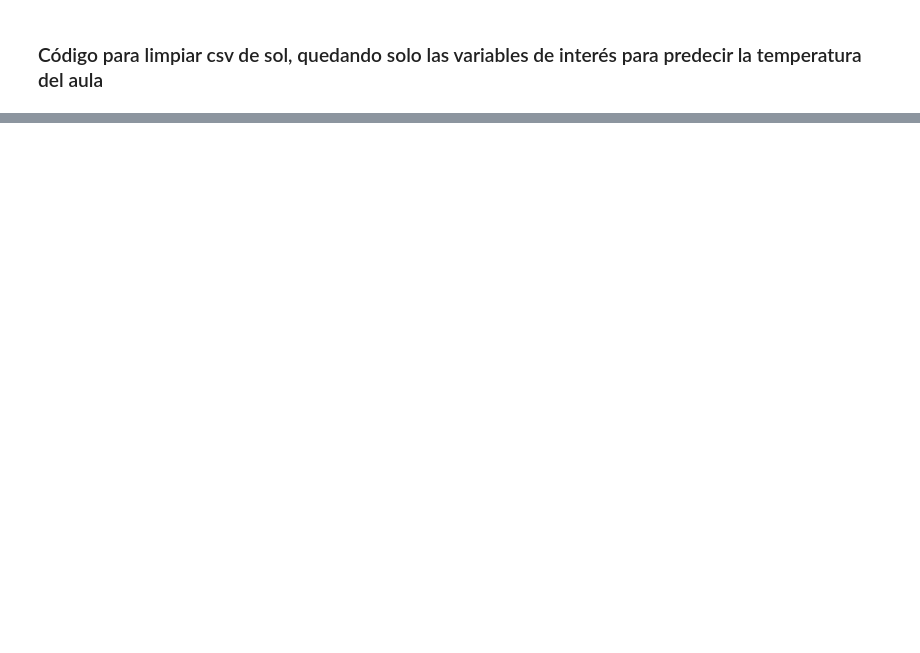
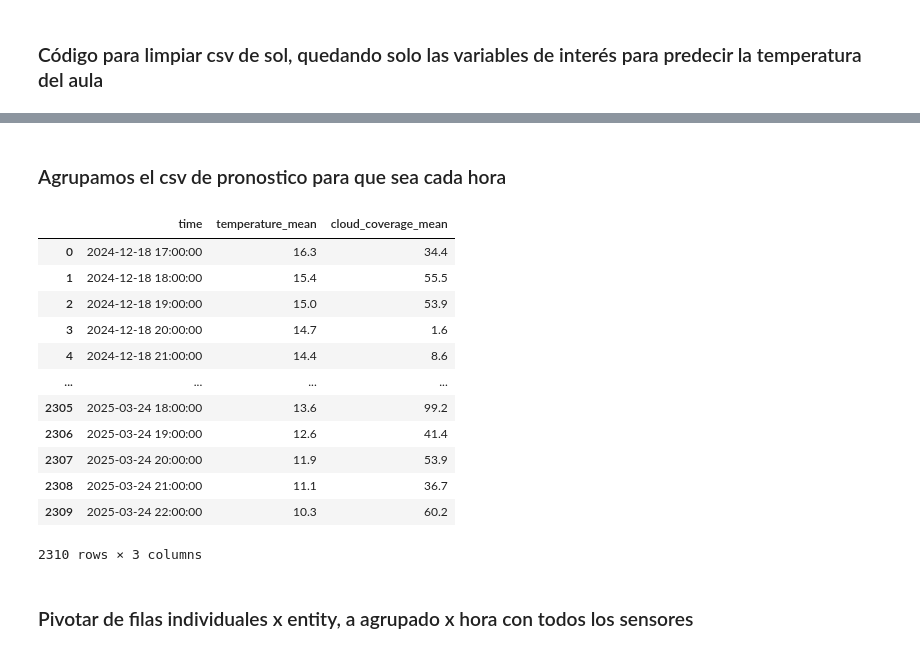
Before and after one commit to JHYouness/Mislata_proyecto, a Jupyter notebook: notebooks/limpieza_silver.ipynb, the cells around one changed output, grey strips where cells are left out. Cells and saved outputs as stored; diff of their text form; code cells hidden in the pictures; blank space fills up the shorter version.

```diff
--- a/notebooks/limpieza_silver.ipynb
+++ b/notebooks/limpieza_silver.ipynb
@@ -62,0 +199,44 @@ df_silver.to_csv('pronostico_exterior.csv', index=False)
+# %% [markdown]
+### Agrupamos el csv de pronostico para que sea cada hora
+# %%
+
+# Intentar convertir la columna 'time' asegurando compatibilidad con formatos variables
+df_silver['time'] = pd.to_datetime(df_silver['time'], format='ISO8601', errors='coerce')
+
+# Remover la zona horaria si existe
+df_silver['time'] = df_silver['time'].dt.tz_localize(None)
+
+# Convertir las columnas a numérico, ignorando errores
+df_silver['temperature'] = pd.to_numeric(df_silver['temperature'], errors='coerce')
+df_silver['cloud_coverage'] = pd.to_numeric(df_silver['cloud_coverage'], errors='coerce')
+
+# Agrupar por intervalos de 30 minutos y calcular la media de 'temperature' y 'cloud_coverage'
+df_forecast_agrupado = df_silver.groupby(pd.Grouper(key='time', freq='60T')).agg(
+    temperature_mean=('temperature', 'mean'),
+    cloud_coverage_mean=('cloud_coverage', 'mean')
+).reset_index()
+
+# Redondear 'valor_medio' a 2 decimales
+df_forecast_agrupado['temperature_mean'] = df_forecast_agrupado['temperature_mean'].round(2)
+df_forecast_agrupado['cloud_coverage_mean'] = df_forecast_agrupado['cloud_coverage_mean'].round(2)
+
+
+
+df_forecast_agrupado.to_csv("./datos_definitivos_pronostico_agrupado.csv", index=False)
+df_forecast_agrupado
+# %% [output]
+|  | time | temperature_mean | cloud_coverage_mean |
+| 0 | 2024-12-18 17:00:00 | 16.3 | 34.4 |
+| 1 | 2024-12-18 18:00:00 | 15.4 | 55.5 |
+| 2 | 2024-12-18 19:00:00 | 15.0 | 53.9 |
+| 3 | 2024-12-18 20:00:00 | 14.7 | 1.6 |
+| 4 | 2024-12-18 21:00:00 | 14.4 | 8.6 |
+| ... | ... | ... | ... |
+| 2305 | 2025-03-24 18:00:00 | 13.6 | 99.2 |
+| 2306 | 2025-03-24 19:00:00 | 12.6 | 41.4 |
+| 2307 | 2025-03-24 20:00:00 | 11.9 | 53.9 |
+| 2308 | 2025-03-24 21:00:00 | 11.1 | 36.7 |
+| 2309 | 2025-03-24 22:00:00 | 10.3 | 60.2 |
+2310 rows × 3 columns
+# %% [markdown]
+### Pivotar de filas individuales x entity, a agrupado x hora con todos los sensores
```
Also changed, not shown: parts of 19 cells of this notebook.
